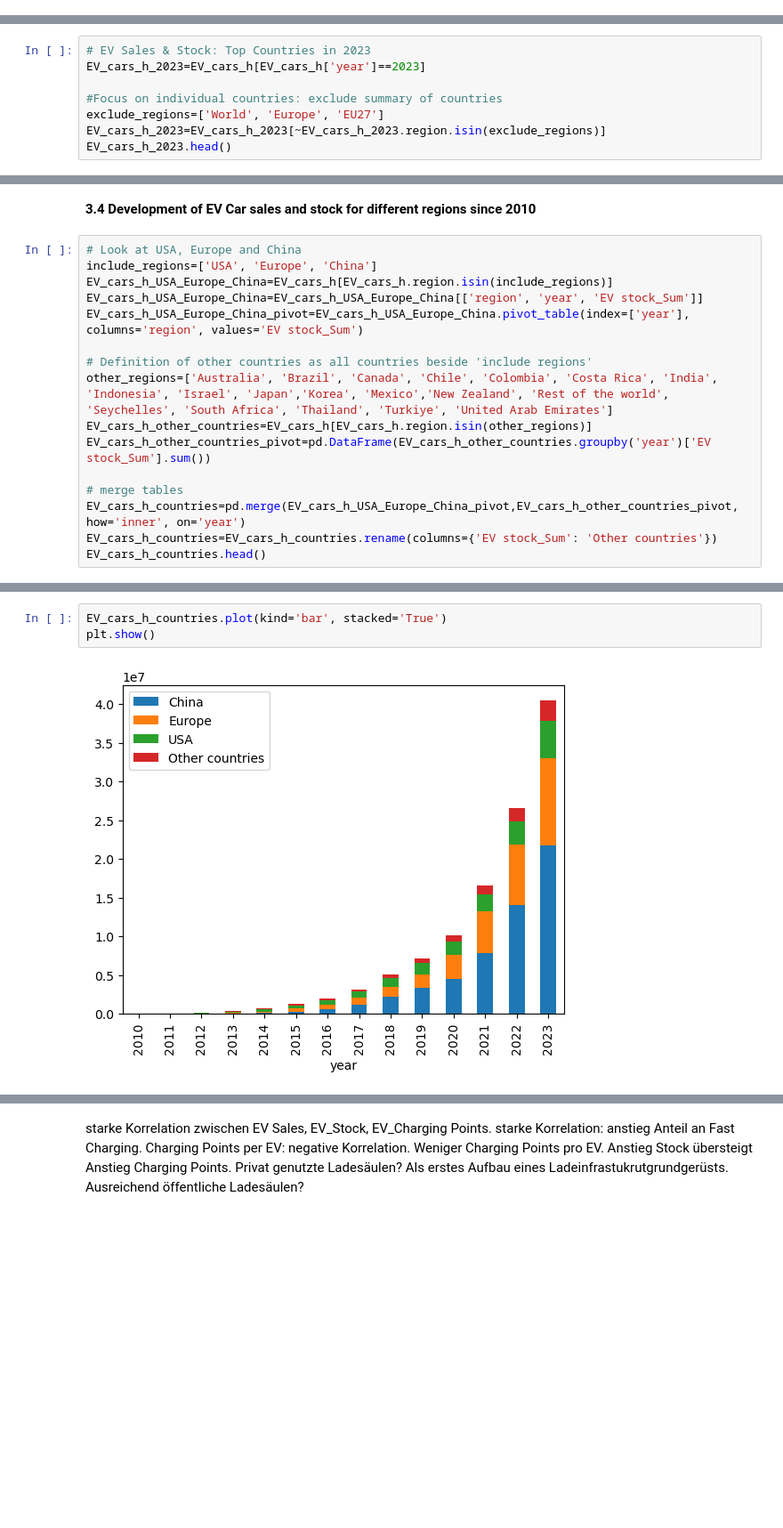
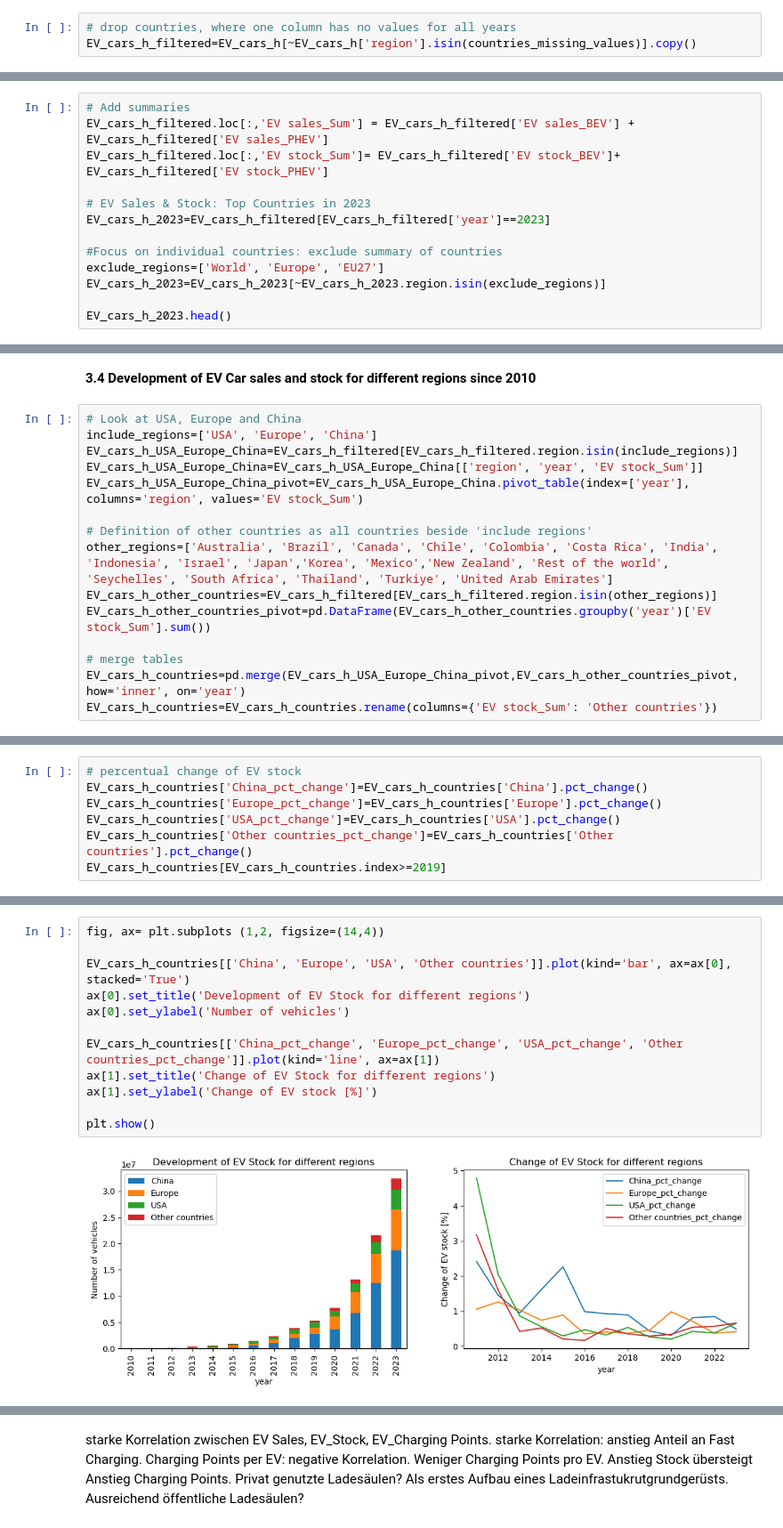
Before and after one commit to jenst0710/Electromobility-Data-Analysis, a Jupyter notebook: Capstone.ipynb, the cells around one changed output, grey strips where cells are left out. Shown at 89% size. Saved outputs shown, nothing was run; the diff lists cells and outputs as text; blank space fills up the shorter version.

Commit message:
updating chapter 3.5
updating chapter 3.5
dealing with missing values
conneting to MySQL Database

```diff
--- a/Capstone.ipynb
+++ b/Capstone.ipynb
@@ -296,0 +341,3 @@ EV_cars_h.head()
+# %%
+# drop countries, where one column has no values for all years
+EV_cars_h_filtered=EV_cars_h[~EV_cars_h['region'].isin(countries_missing_values)].copy()
@@ -297,10 +425,15 @@ EV_cars_h.head()
 # %%
+# Add summaries
+EV_cars_h_filtered.loc[:,'EV sales_Sum'] = EV_cars_h_filtered['EV sales_BEV'] + EV_cars_h_filtered['EV sales_PHEV']
+EV_cars_h_filtered.loc[:,'EV stock_Sum']= EV_cars_h_filtered['EV stock_BEV']+ EV_cars_h_filtered['EV stock_PHEV']
+
 # EV Sales & Stock: Top Countries in 2023
-EV_cars_h_2023=EV_cars_h[EV_cars_h['year']==2023]
+EV_cars_h_2023=EV_cars_h_filtered[EV_cars_h_filtered['year']==2023]
 
 #Focus on individual countries: exclude summary of countries
 exclude_regions=['World', 'Europe', 'EU27']
 EV_cars_h_2023=EV_cars_h_2023[~EV_cars_h_2023.region.isin(exclude_regions)]
+
 EV_cars_h_2023.head()
 # %% [output]
 |  | region | year | EV sales_BEV | EV sales_PHEV | EV sales share_EV | EV stock_BEV | EV stock_PHEV | ... |
@@ -367,16 +514,15 @@ Was machen diese Länder anders?
 # %%
 # Look at USA, Europe and China
 include_regions=['USA', 'Europe', 'China']
-EV_cars_h_USA_Europe_China=EV_cars_h[EV_cars_h.region.isin(include_regions)]
+EV_cars_h_USA_Europe_China=EV_cars_h_filtered[EV_cars_h_filtered.region.isin(include_regions)]
 EV_cars_h_USA_Europe_China=EV_cars_h_USA_Europe_China[['region', 'year', 'EV stock_Sum']]
 EV_cars_h_USA_Europe_China_pivot=EV_cars_h_USA_Europe_China.pivot_table(index=['year'], columns='region', values='EV stock_Sum')
 
 # Definition of other countries as all countries beside 'include regions'
 other_regions=['Australia', 'Brazil', 'Canada', 'Chile', 'Colombia', 'Costa Rica', 'India', 'Indonesia', 'Israel', 'Japan','Korea', 'Mexico','New Zealand', 'Rest of the world', 'Seychelles', 'South Africa', 'Thailand', 'Turkiye', 'United Arab Emirates']
-EV_cars_h_other_countries=EV_cars_h[EV_cars_h.region.isin(other_regions)]
+EV_cars_h_other_countries=EV_cars_h_filtered[EV_cars_h_filtered.region.isin(other_regions)]
 EV_cars_h_other_countries_pivot=pd.DataFrame(EV_cars_h_other_countries.groupby('year')['EV stock_Sum'].sum())
 
 # merge tables
 EV_cars_h_countries=pd.merge(EV_cars_h_USA_Europe_China_pivot,EV_cars_h_other_countries_pivot, how='inner', on='year')
 EV_cars_h_countries=EV_cars_h_countries.rename(columns={'EV stock_Sum': 'Other countries'})
-EV_cars_h_countries.head()
@@ -390,0 +529,7 @@ EV_cars_h_countries.head()
+# %%
+# percentual change of EV stock
+EV_cars_h_countries['China_pct_change']=EV_cars_h_countries['China'].pct_change()
+EV_cars_h_countries['Europe_pct_change']=EV_cars_h_countries['Europe'].pct_change()
+EV_cars_h_countries['USA_pct_change']=EV_cars_h_countries['USA'].pct_change()
+EV_cars_h_countries['Other countries_pct_change']=EV_cars_h_countries['Other countries'].pct_change()
+EV_cars_h_countries[EV_cars_h_countries.index>=2019]
@@ -391,5 +544,14 @@ EV_cars_h_countries.head()
 # %%
-EV_cars_h_countries.plot(kind='bar', stacked='True')
+fig, ax= plt.subplots (1,2, figsize=(14,4))
+
+EV_cars_h_countries[['China', 'Europe', 'USA', 'Other countries']].plot(kind='bar', ax=ax[0], stacked='True')
+ax[0].set_title('Development of EV Stock for different regions')
+ax[0].set_ylabel('Number of vehicles')
+
+EV_cars_h_countries[['China_pct_change', 'Europe_pct_change', 'USA_pct_change', 'Other countries_pct_change']].plot(kind='line', ax=ax[1])
+ax[1].set_title('Change of EV Stock for different regions')
+ax[1].set_ylabel('Change of EV stock [%]')
+
 plt.show()
 # %% [output]
-[figure, old version]
+[figure, new version]
```
Also changed, not shown: parts of 76 cells of this notebook, 2 other files.
